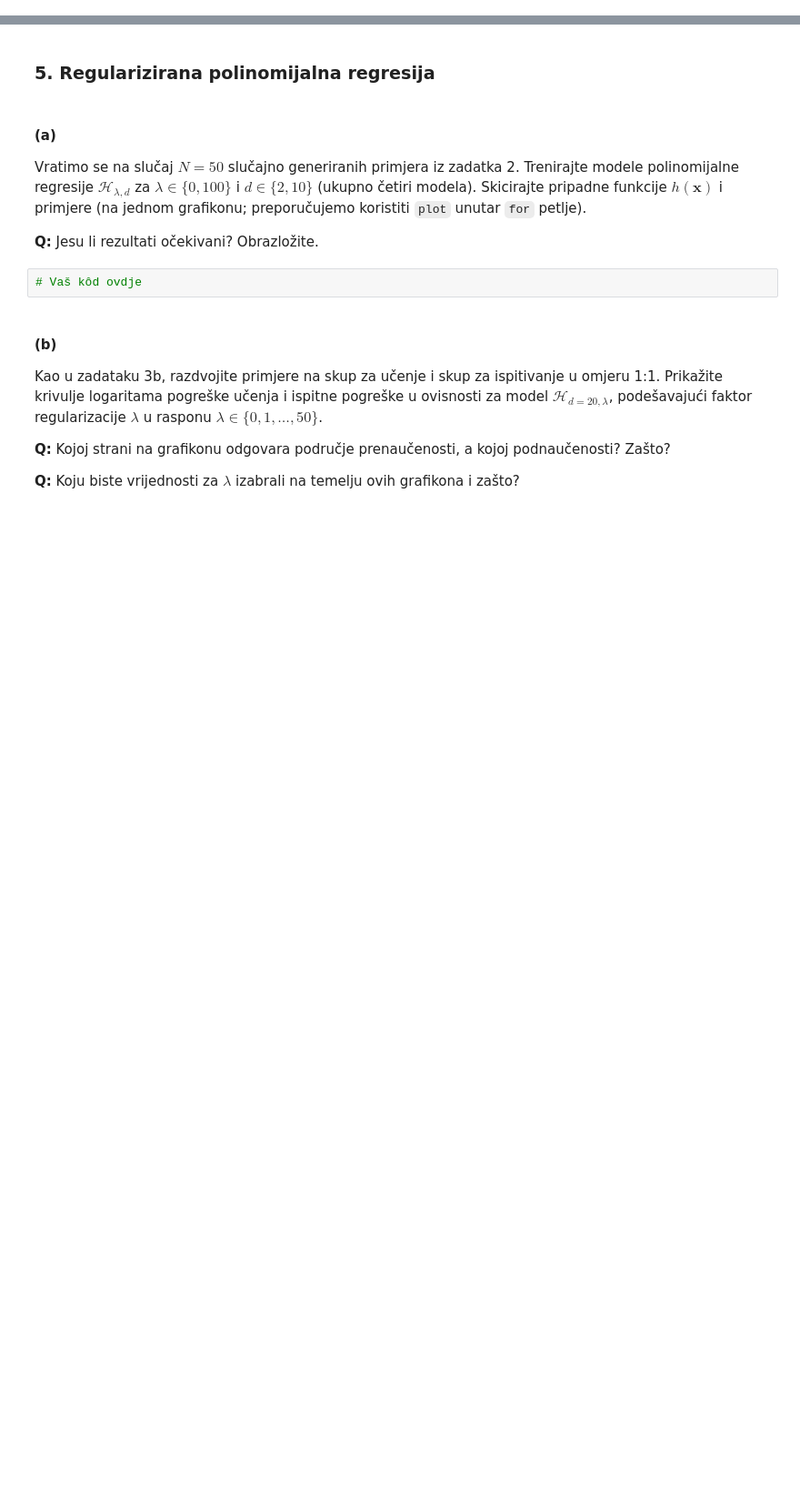
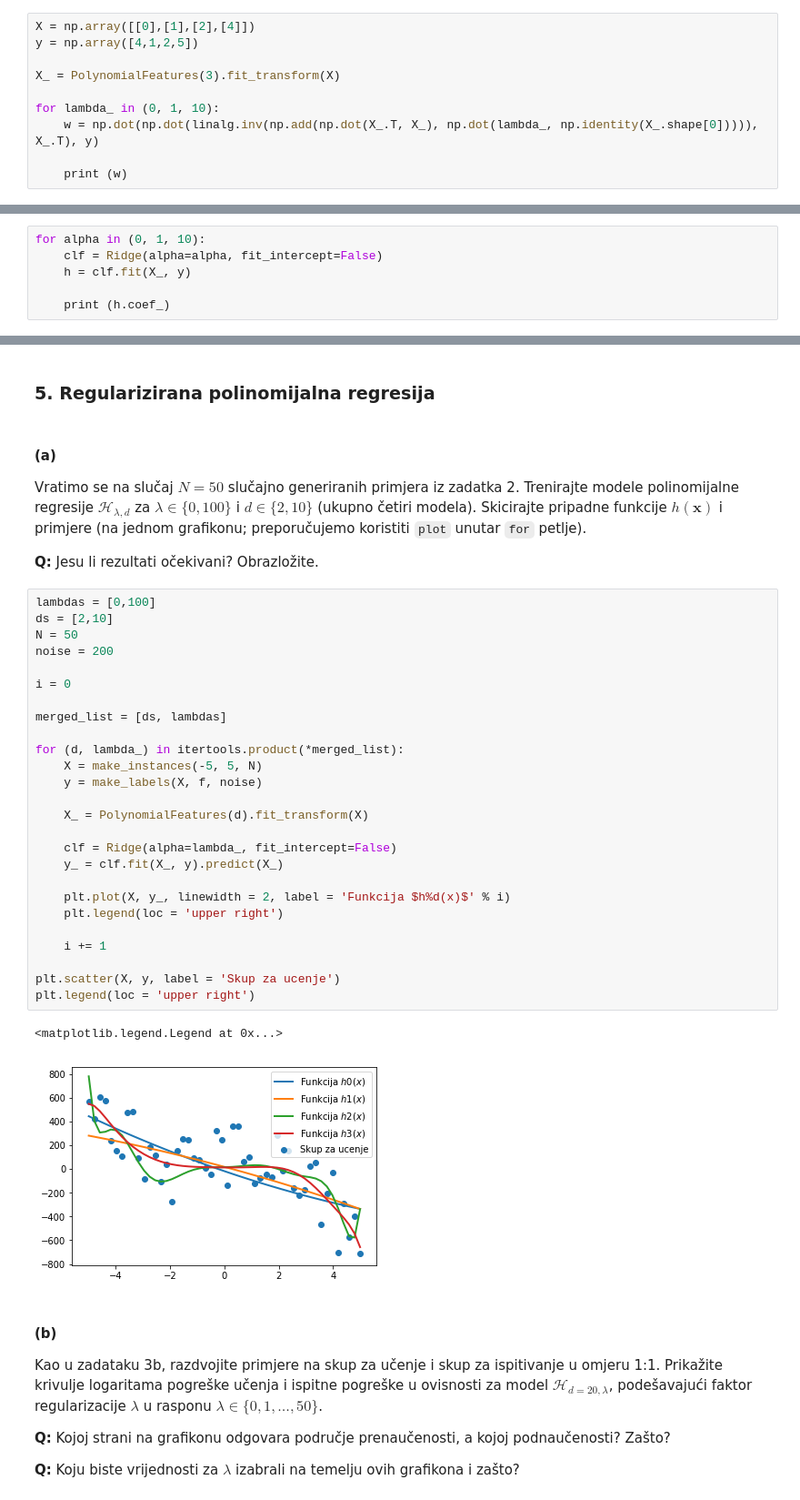
Before and after one commit to kristijanbartol/Machine-Learning, a Jupyter notebook: SU-2017-LAB01-Regresija.ipynb, the cells around one changed output, grey strips where cells are left out. Shown: that part at 91% size. Drawn from its saved outputs; the diff is of its cells as text; blank space fills up the shorter version.

```diff
--- a/SU-2017-LAB01-Regresija.ipynb
+++ b/SU-2017-LAB01-Regresija.ipynb
@@ -304,0 +306,10 @@ U gornjim eksperimentima nismo koristili **regularizaciju**. Vratimo se najprije
+# %%
+X = np.array([[0],[1],[2],[4]])
+y = np.array([4,1,2,5])
+
+X_ = PolynomialFeatures(3).fit_transform(X)
+
+for lambda_ in (0, 1, 10):
+    w = np.dot(np.dot(linalg.inv(np.add(np.dot(X_.T, X_), np.dot(lambda_, np.identity(X_.shape[0])))), X_.T), y)
+
+    print (w)
@@ -314,0 +328,6 @@ from sklearn.linear_model import Ridge
+# %%
+for alpha in (0, 1, 10):
+    clf = Ridge(alpha=alpha, fit_intercept=False)
+    h = clf.fit(X_, y)
+
+    print (h.coef_)
@@ -320,8 +343,35 @@ from sklearn.linear_model import Ridge
 Vratimo se na slučaj $N=50$ slučajno generiranih primjera iz zadatka 2. Trenirajte modele polinomijalne regresije $\mathcal{H}_{\lambda,d}$ za $\lambda\in\{0,100\}$ i $d\in\{2,10\}$ (ukupno četiri modela). Skicirajte pripadne funkcije $h(\mathbf{x})$ i primjere (na jednom grafikonu; preporučujemo koristiti `plot` unutar `for` petlje).
 
 **Q:** Jesu li rezultati očekivani? Obrazložite.
-# %%
-# Vaš kôd ovdje
+# %%
+lambdas = [0,100]
+ds = [2,10]
+N = 50
+noise = 200
+
+i = 0
+
+merged_list = [ds, lambdas]
+
+for (d, lambda_) in itertools.product(*merged_list):
+    X = make_instances(-5, 5, N)
+    y = make_labels(X, f, noise)
+
+    X_ = PolynomialFeatures(d).fit_transform(X)
+
+    clf = Ridge(alpha=lambda_, fit_intercept=False)
+    y_ = clf.fit(X_, y).predict(X_)
+
+    plt.plot(X, y_, linewidth = 2, label = 'Funkcija $h%d(x)$' % i)
+    plt.legend(loc = 'upper right')
+
+    i += 1
+
+plt.scatter(X, y, label = 'Skup za ucenje')
+plt.legend(loc = 'upper right')
+# %% [output]
+<matplotlib.legend.Legend at 0x...>
+[figure, added]
 # %% [markdown]
 #### (b)
 
```
Also changed, not shown: parts of 15 cells of this notebook.
